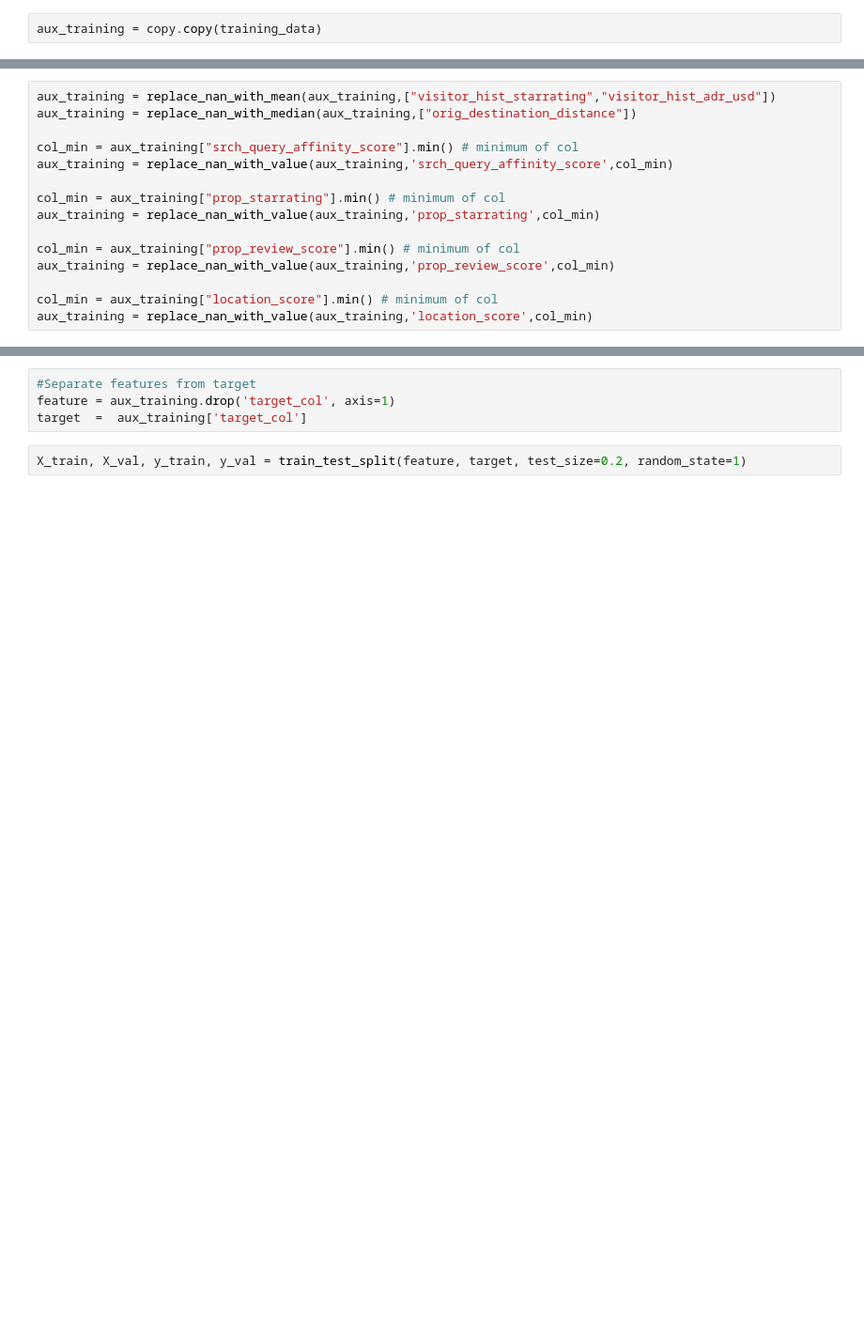
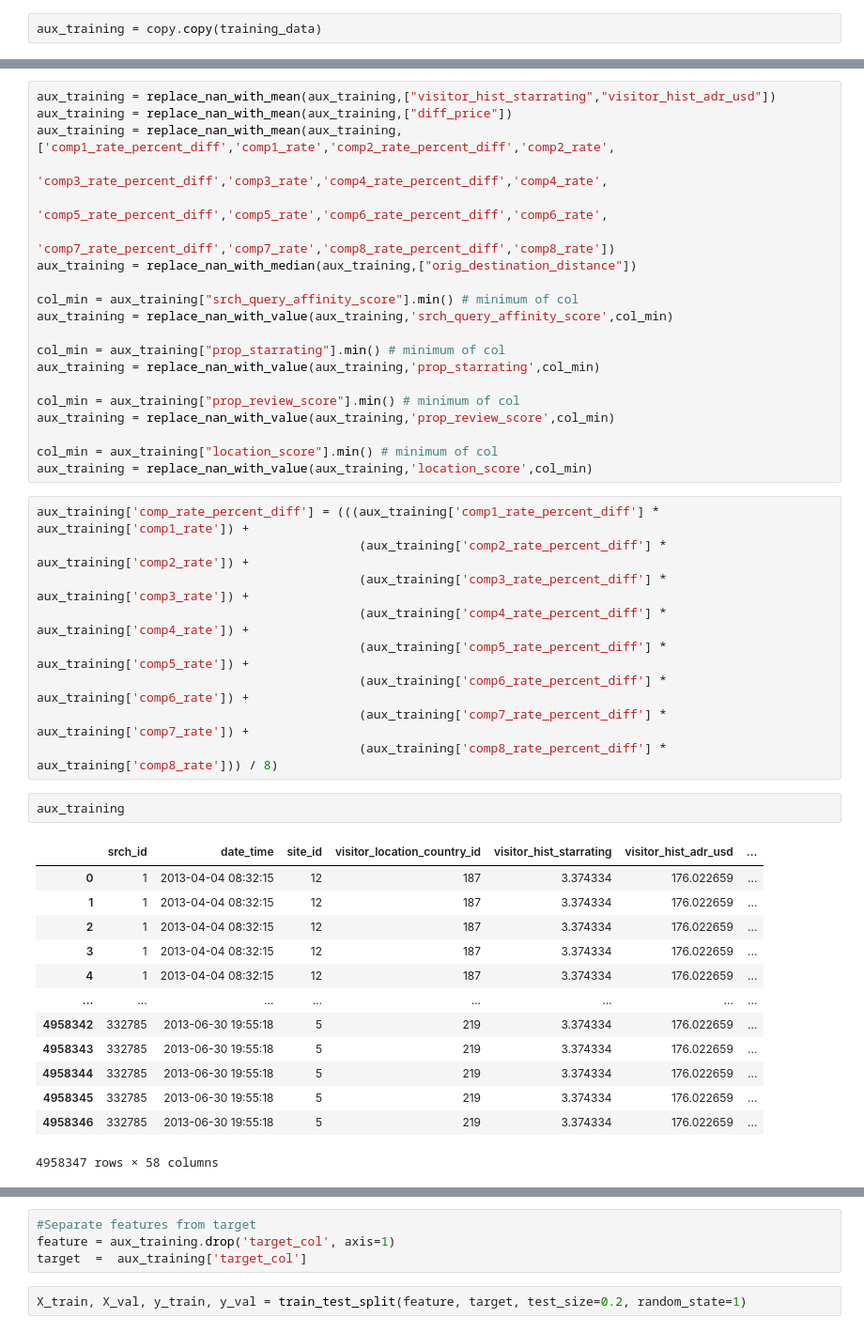
Before and after one commit to AlexiaSalomons/dmt_assignment2, a Jupyter notebook: new_model_A.ipynb, the cells around one changed output, grey strips where cells are left out. Shown at 94% size. Cells and saved outputs as stored; diff of their text form; blank space fills up the shorter version.

```diff
--- a/new_model_A.ipynb
+++ b/new_model_A.ipynb
@@ -88,5 +89,10 @@ aux_training
 # %%
 aux_training = replace_nan_with_mean(aux_training,["visitor_hist_starrating","visitor_hist_adr_usd"])
+aux_training = replace_nan_with_mean(aux_training,["diff_price"])
+aux_training = replace_nan_with_mean(aux_training,['comp1_rate_percent_diff','comp1_rate','comp2_rate_percent_diff','comp2_rate',
+                                 'comp3_rate_percent_diff','comp3_rate','comp4_rate_percent_diff','comp4_rate',
+                                 'comp5_rate_percent_diff','comp5_rate','comp6_rate_percent_diff','comp6_rate',
+                                 'comp7_rate_percent_diff','comp7_rate','comp8_rate_percent_diff','comp8_rate'])
 aux_training = replace_nan_with_median(aux_training,["orig_destination_distance"])
 
 col_min = aux_training["srch_query_affinity_score"].min() # minimum of col
@@ -100,6 +106,31 @@ aux_training = replace_nan_with_value(aux_training,'prop_review_score',col_min)
 
 col_min = aux_training["location_score"].min() # minimum of col
 aux_training = replace_nan_with_value(aux_training,'location_score',col_min)
+# %%
+aux_training['comp_rate_percent_diff'] = (((aux_training['comp1_rate_percent_diff'] * aux_training['comp1_rate']) +
+                                            (aux_training['comp2_rate_percent_diff'] * aux_training['comp2_rate']) +
+                                            (aux_training['comp3_rate_percent_diff'] * aux_training['comp3_rate']) +
+                                            (aux_training['comp4_rate_percent_diff'] * aux_training['comp4_rate']) +
+                                            (aux_training['comp5_rate_percent_diff'] * aux_training['comp5_rate']) +
+                                            (aux_training['comp6_rate_percent_diff'] * aux_training['comp6_rate']) +
+                                            (aux_training['comp7_rate_percent_diff'] * aux_training['comp7_rate']) +
+                                            (aux_training['comp8_rate_percent_diff'] * aux_training['comp8_rate'])) / 8)
+# %%
+aux_training
+# %% [output]
+|  | srch_id | date_time | site_id | visitor_location_country_id | visitor_hist_starrating | visitor_hist_adr_usd | ... |
+| 0 | 1 | 2013-04-04 08:32:15 | 12 | 187 | 3.374334 | 176.022659 | ... |
+| 1 | 1 | 2013-04-04 08:32:15 | 12 | 187 | 3.374334 | 176.022659 | ... |
+| 2 | 1 | 2013-04-04 08:32:15 | 12 | 187 | 3.374334 | 176.022659 | ... |
+| 3 | 1 | 2013-04-04 08:32:15 | 12 | 187 | 3.374334 | 176.022659 | ... |
+| 4 | 1 | 2013-04-04 08:32:15 | 12 | 187 | 3.374334 | 176.022659 | ... |
+| ... | ... | ... | ... | ... | ... | ... | ... |
+| 4958342 | 332785 | 2013-06-30 19:55:18 | 5 | 219 | 3.374334 | 176.022659 | ... |
+| 4958343 | 332785 | 2013-06-30 19:55:18 | 5 | 219 | 3.374334 | 176.022659 | ... |
+| 4958344 | 332785 | 2013-06-30 19:55:18 | 5 | 219 | 3.374334 | 176.022659 | ... |
+| 4958345 | 332785 | 2013-06-30 19:55:18 | 5 | 219 | 3.374334 | 176.022659 | ... |
+| 4958346 | 332785 | 2013-06-30 19:55:18 | 5 | 219 | 3.374334 | 176.022659 | ... |
+4958347 rows × 58 columns
 # %%
 aux_training = aux_training.drop('click_bool', axis=1)   #replaced by target_col and not in test set
 aux_training = aux_training.drop('booking_bool', axis=1) #replaced by target_col and not in test set
```
Also changed, not shown: parts of 25 cells of this notebook, 2 other files.
